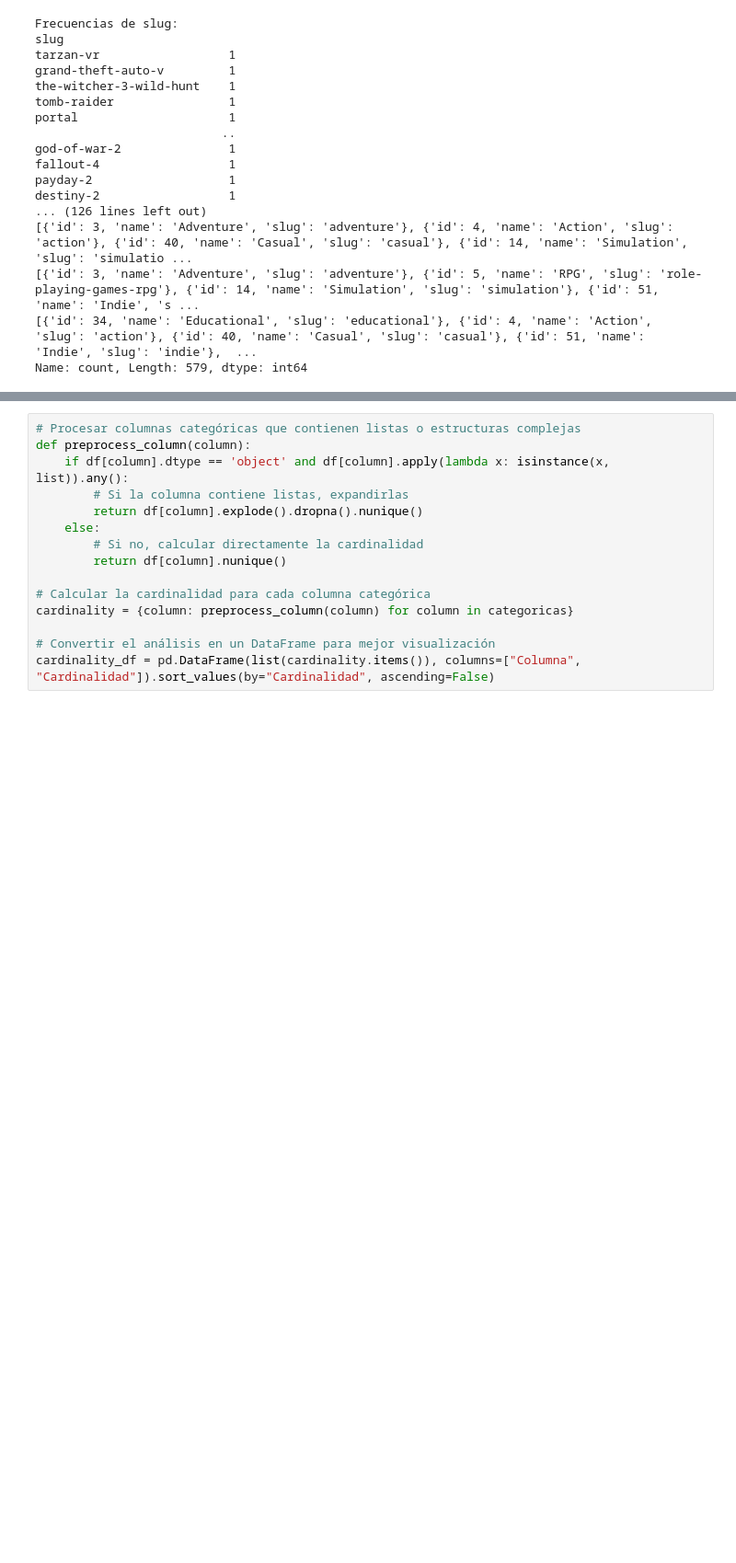
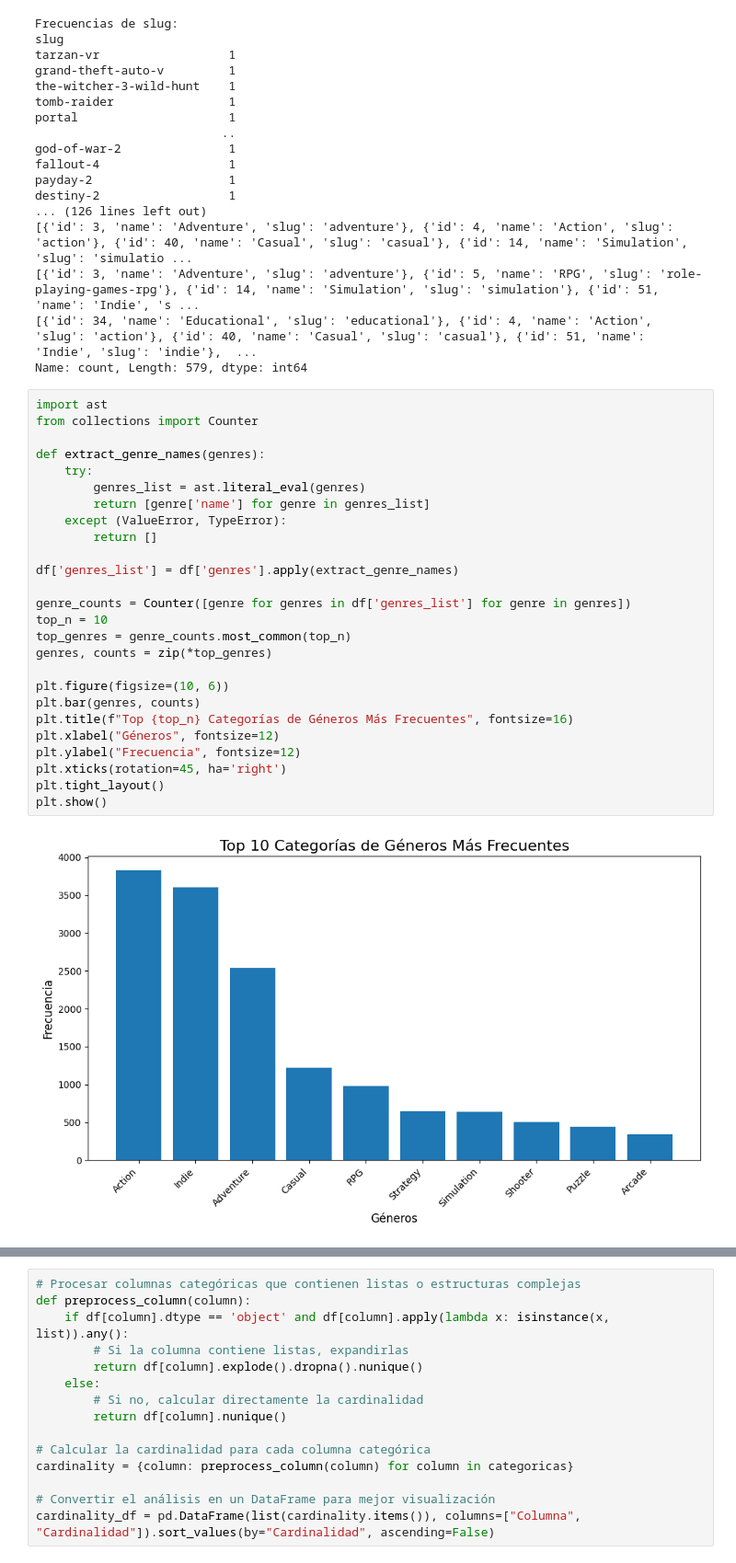
Before and after one commit to andreszaragoza/Eda-Andres, a Jupyter notebook: Analisis_Andres/notebooks/Analisis_Datos.ipynb, the cells around one changed output, grey strips where cells are left out. Shown at 92% size. Saved outputs shown, nothing was run; the diff lists cells and outputs as text; blank space fills up the shorter version.

```diff
--- a/Analisis_Andres/notebooks/Analisis_Datos.ipynb
+++ b/Analisis_Andres/notebooks/Analisis_Datos.ipynb
@@ -469,4 +467,32 @@ destiny-2                  1
 [{'id': 3, 'name': 'Adventure', 'slug': 'adventure'}, {'id': 5, 'name': 'RPG', 'slug': 'role-playing-games-rpg'}, {'id': 14, 'name': 'Simulation', 'slug': 'simulation'}, {'id': 51, 'name': 'Indie', 's ...
 [{'id': 34, 'name': 'Educational', 'slug': 'educational'}, {'id': 4, 'name': 'Action', 'slug': 'action'}, {'id': 40, 'name': 'Casual', 'slug': 'casual'}, {'id': 51, 'name': 'Indie', 'slug': 'indie'},  ...
 Name: count, Length: 579, dtype: int64
+# %%
+import ast
+from collections import Counter
+
+def extract_genre_names(genres):
+    try:
+        genres_list = ast.literal_eval(genres)
+        return [genre['name'] for genre in genres_list]
+    except (ValueError, TypeError):
+        return []
+
+df['genres_list'] = df['genres'].apply(extract_genre_names)
+
+genre_counts = Counter([genre for genres in df['genres_list'] for genre in genres])
+top_n = 10
+top_genres = genre_counts.most_common(top_n)
+genres, counts = zip(*top_genres)
+
+plt.figure(figsize=(10, 6))
+plt.bar(genres, counts)
+plt.title(f"Top {top_n} Categorías de Géneros Más Frecuentes", fontsize=16)
+plt.xlabel("Géneros", fontsize=12)
+plt.ylabel("Frecuencia", fontsize=12)
+plt.xticks(rotation=45, ha='right')
+plt.tight_layout()
+plt.show()
+# %% [output]
+[figure, added]
 # %%
```
Also changed, not shown: parts of 24 cells of this notebook, 3 other files.
